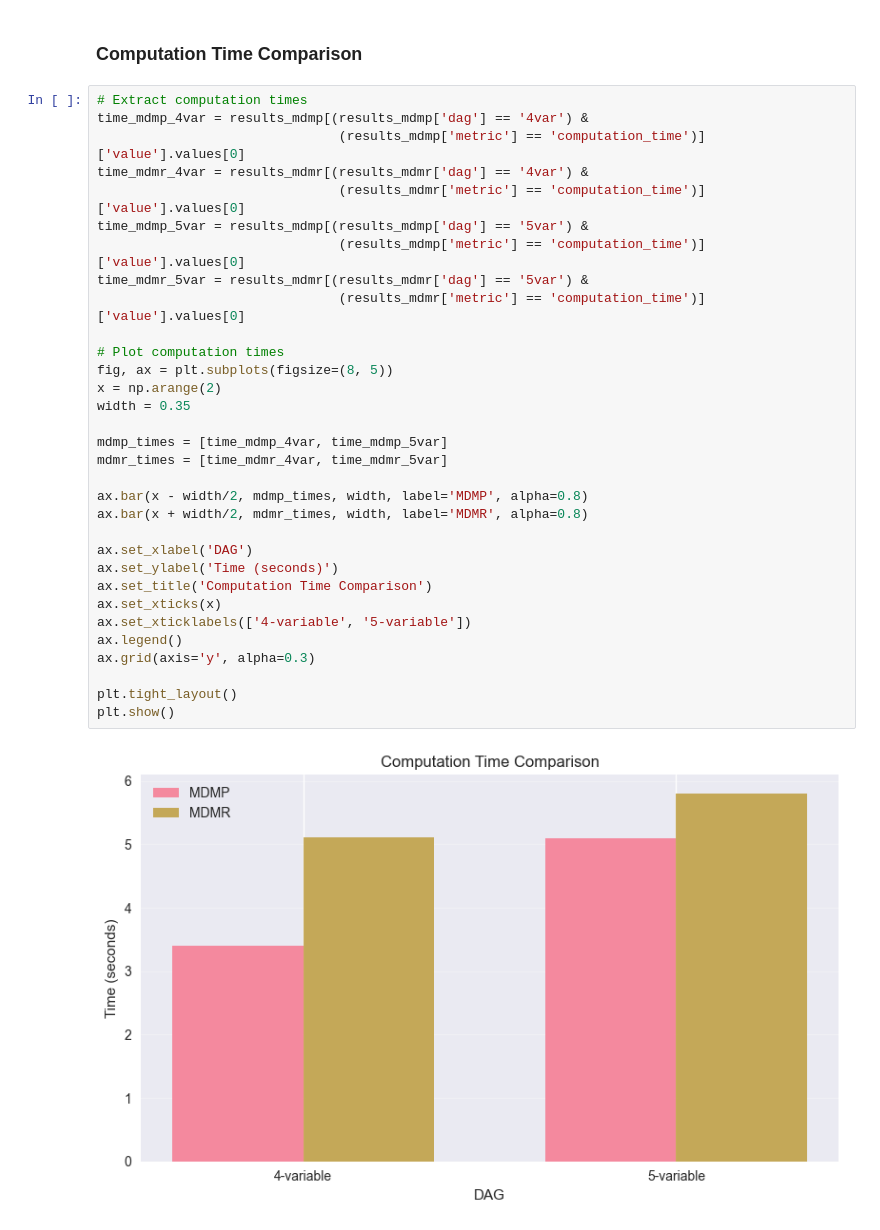
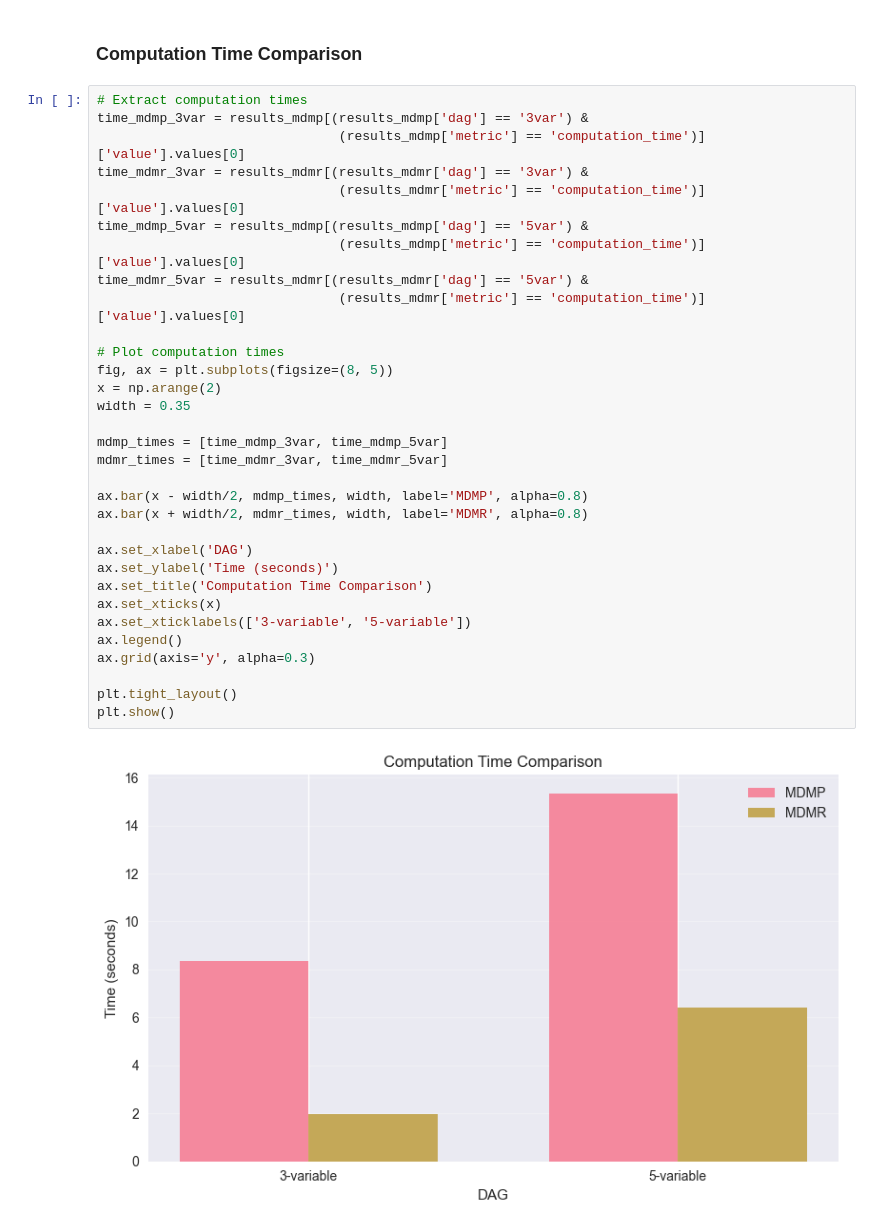
Before and after one commit to maods2/mdmp, a Jupyter notebook: simulation/06_comparison_metrics.ipynb, the cells around one changed output. Saved outputs shown, nothing was run; the diff lists cells and outputs as text.

```diff
--- a/simulation/06_comparison_metrics.ipynb
+++ b/simulation/06_comparison_metrics.ipynb
@@ -202,35 +202,35 @@ plt.show()
 ### Computation Time Comparison
 # %%
 # Extract computation times
-time_mdmp_4var = results_mdmp[(results_mdmp['dag'] == '4var') &
+time_mdmp_3var = results_mdmp[(results_mdmp['dag'] == '3var') &
                                (results_mdmp['metric'] == 'computation_time')]['value'].values[0]
-time_mdmr_4var = results_mdmr[(results_mdmr['dag'] == '4var') &
+time_mdmr_3var = results_mdmr[(results_mdmr['dag'] == '3var') &
                                (results_mdmr['metric'] == 'computation_time')]['value'].values[0]
 time_mdmp_5var = results_mdmp[(results_mdmp['dag'] == '5var') &
                                (results_mdmp['metric'] == 'computation_time')]['value'].values[0]
 time_mdmr_5var = results_mdmr[(results_mdmr['dag'] == '5var') &
                                (results_mdmr['metric'] == 'computation_time')]['value'].values[0]
 
 # Plot computation times
 fig, ax = plt.subplots(figsize=(8, 5))
 x = np.arange(2)
 width = 0.35
 
-mdmp_times = [time_mdmp_4var, time_mdmp_5var]
-mdmr_times = [time_mdmr_4var, time_mdmr_5var]
+mdmp_times = [time_mdmp_3var, time_mdmp_5var]
+mdmr_times = [time_mdmr_3var, time_mdmr_5var]
 
 ax.bar(x - width/2, mdmp_times, width, label='MDMP', alpha=0.8)
 ax.bar(x + width/2, mdmr_times, width, label='MDMR', alpha=0.8)
 
 ax.set_xlabel('DAG')
 ax.set_ylabel('Time (seconds)')
 ax.set_title('Computation Time Comparison')
 ax.set_xticks(x)
-ax.set_xticklabels(['4-variable', '5-variable'])
+ax.set_xticklabels(['3-variable', '5-variable'])
 ax.legend()
 ax.grid(axis='y', alpha=0.3)
 
 plt.tight_layout()
 plt.show()
 # %% [output]
-[figure, old version]
+[figure, new version]
```
Also changed, not shown: parts of 4 cells of this notebook, 17 other files.
